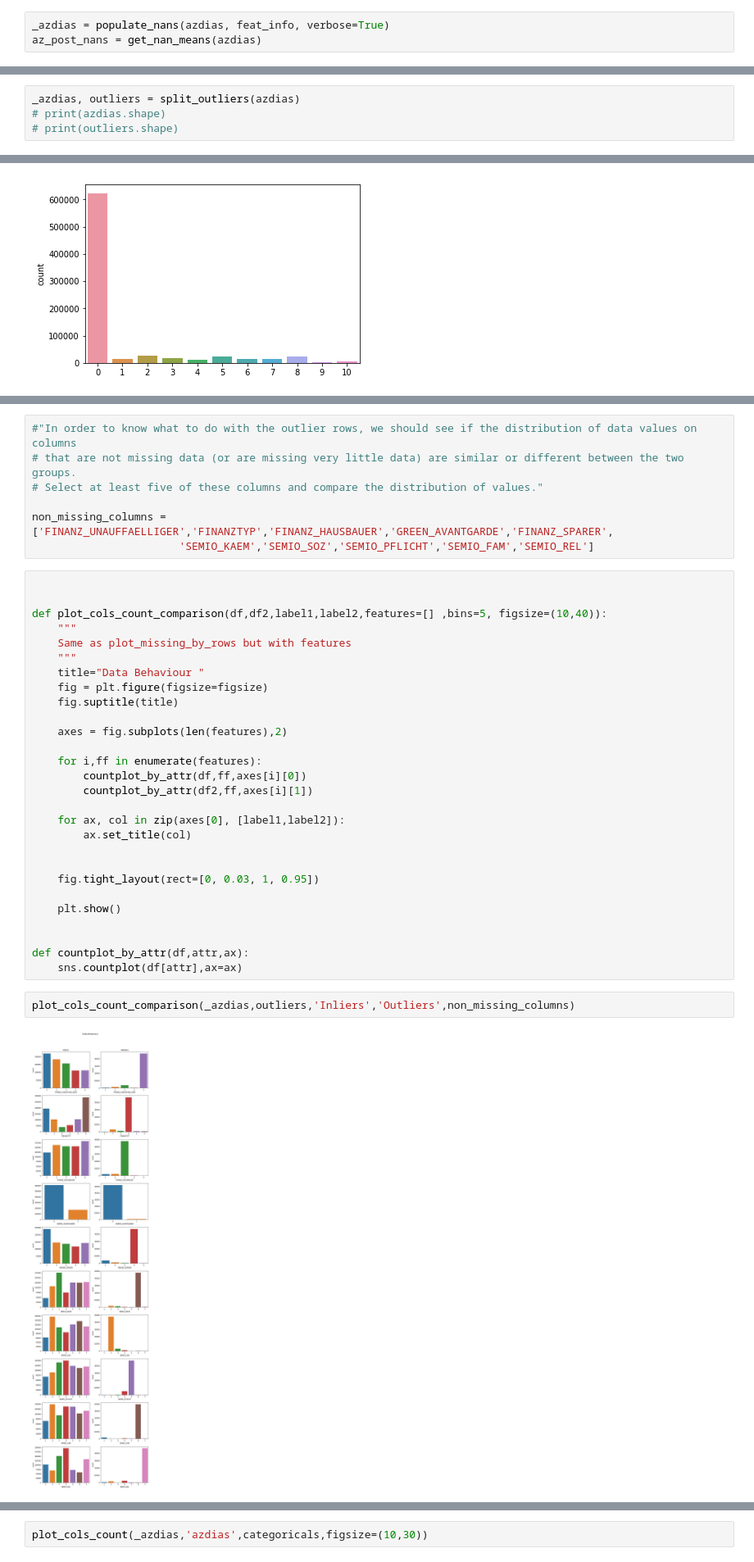
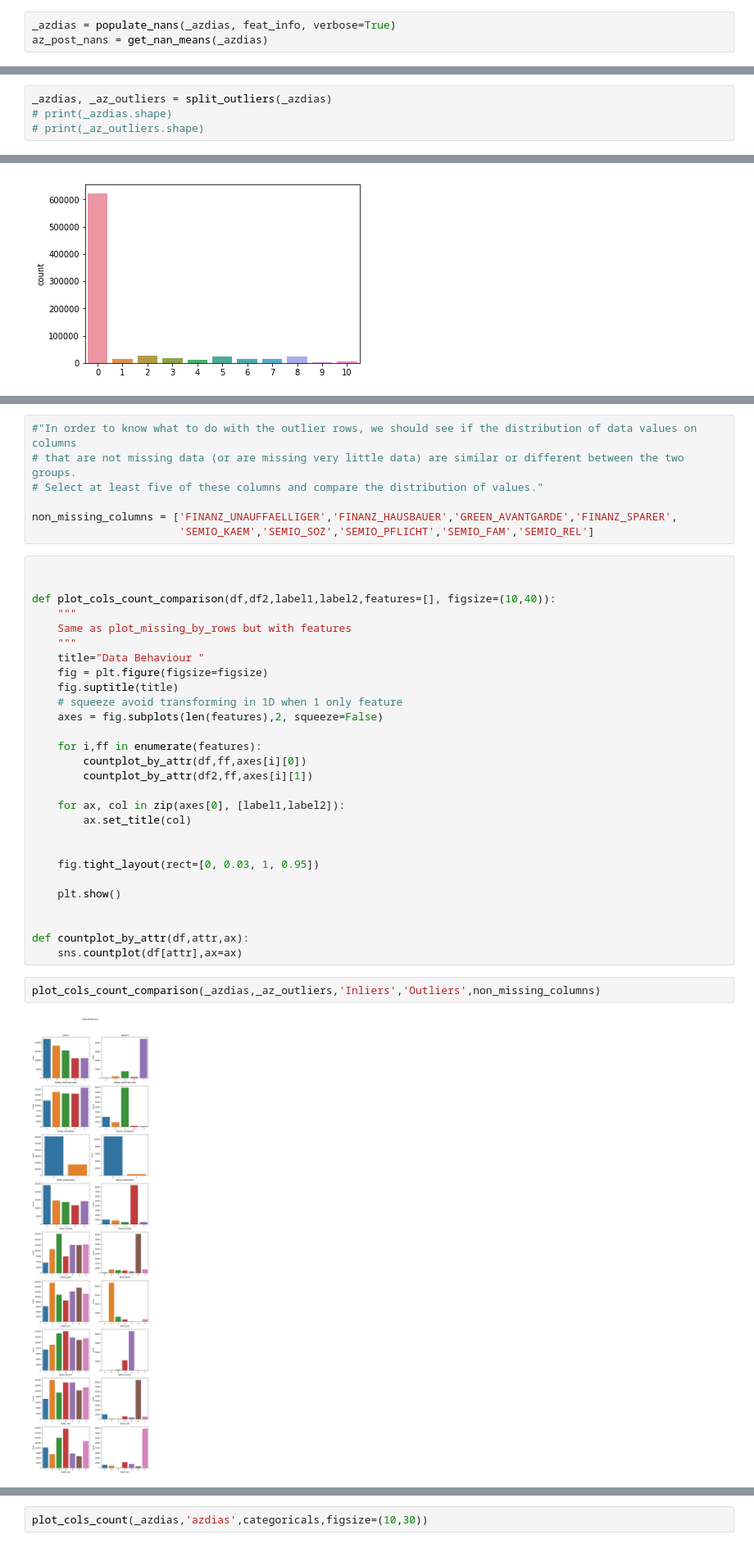
Before and after one commit to jackgara/identify_customer_segments, a Jupyter notebook: Identify_Customer_Segments.ipynb, the cells around one changed output, grey strips where cells are left out. Shown at 82% size. Saved outputs shown, nothing was run; the diff lists cells and outputs as text.

```diff
--- a/Identify_Customer_Segments.ipynb
+++ b/Identify_Customer_Segments.ipynb
@@ -260,6 +253,6 @@ From now on use <b>`_azdias` </b>to show the analytical process, and keep <b>`az
 # %%
-_azdias = populate_nans(azdias, feat_info, verbose=True)
-az_post_nans = get_nan_means(azdias)
+_azdias = populate_nans(_azdias, feat_info, verbose=True)
+az_post_nans = get_nan_means(_azdias)
 # %% [output]
 Replacing unknown/missing codes with NANs ........please wait
 Replacing ['-1', '0'] to NaN in Attribute AGER_TYP
@@ -449,9 +442,9 @@ def split_outliers(df,threshold=10):
 
     return df, outliers
 # %%
-_azdias, outliers = split_outliers(azdias)
-# print(azdias.shape)
-# print(outliers.shape)
+_azdias, _az_outliers = split_outliers(_azdias)
+# print(_azdias.shape)
+# print(_az_outliers.shape)
 # %% [output]
 Removing 111068 outliers rows from df
 Remaining 780153 rows on df
@@ -510,20 +480,20 @@ The Attributes choosen are  `'FINANZ_UNAUFFAELLIGER','FINANZTYP','FINANZ_HAUSBAU
 # that are not missing data (or are missing very little data) are similar or different between the two groups.
 # Select at least five of these columns and compare the distribution of values."
 
-non_missing_columns = ['FINANZ_UNAUFFAELLIGER','FINANZTYP','FINANZ_HAUSBAUER','GREEN_AVANTGARDE','FINANZ_SPARER',
+non_missing_columns = ['FINANZ_UNAUFFAELLIGER','FINANZ_HAUSBAUER','GREEN_AVANTGARDE','FINANZ_SPARER',
                        'SEMIO_KAEM','SEMIO_SOZ','SEMIO_PFLICHT','SEMIO_FAM','SEMIO_REL']
 # %%
 
 
-def plot_cols_count_comparison(df,df2,label1,label2,features=[] ,bins=5, figsize=(10,40)):
+def plot_cols_count_comparison(df,df2,label1,label2,features=[], figsize=(10,40)):
     """
     Same as plot_missing_by_rows but with features
     """
     title="Data Behaviour "
     fig = plt.figure(figsize=figsize)
     fig.suptitle(title)
-
-    axes = fig.subplots(len(features),2)
+    # squeeze avoid transforming in 1D when 1 only feature
+    axes = fig.subplots(len(features),2, squeeze=False)
 
     for i,ff in enumerate(features):
         countplot_by_attr(df,ff,axes[i][0])
@@ -541,6 +511,6 @@ def plot_cols_count_comparison(df,df2,label1,label2,features=[] ,bins=5, figsize
 def countplot_by_attr(df,attr,ax):
     sns.countplot(df[attr],ax=ax)
 # %%
-plot_cols_count_comparison(_azdias,outliers,'Inliers','Outliers',non_missing_columns)
+plot_cols_count_comparison(_azdias,_az_outliers,'Inliers','Outliers',non_missing_columns)
 # %% [output]
-[figure, old version]
+[figure, new version]
```
Also changed, not shown: parts of 97 cells of this notebook, 2 other files.
